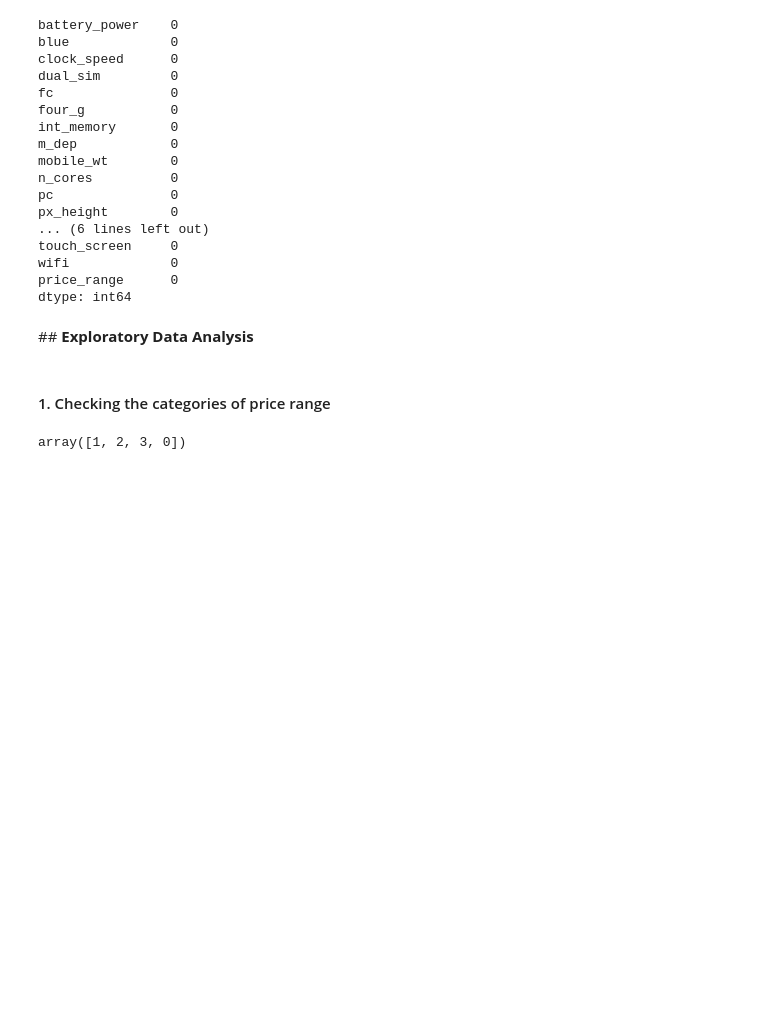
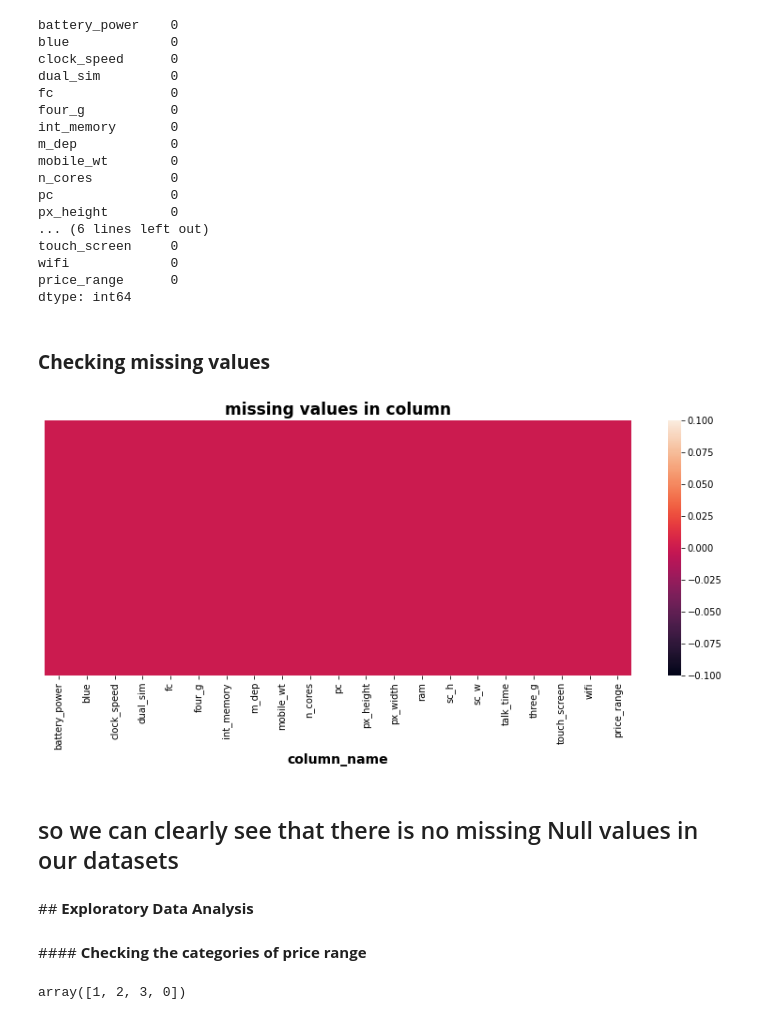
Before and after one commit to SachinSPanchal/Capstone-03-Mobile-Price-Range-Prediction, a Jupyter notebook: Final_Mobile_Price_Range_Prediction.ipynb, the cells around one changed output. Saved outputs shown, nothing was run; the diff lists cells and outputs as text; code cells hidden in the pictures; blank space fills up the shorter version.

```diff
--- a/Final_Mobile_Price_Range_Prediction.ipynb
+++ b/Final_Mobile_Price_Range_Prediction.ipynb
@@ -170,10 +176,23 @@ touch_screen     0
 wifi             0
 price_range      0
 dtype: int64
+# %% [markdown]
+### <b> Checking missing values
+# %%
+# Checking missing values
+plt.figure(figsize=(14, 5))
+sns.heatmap(data.isnull(), cbar=True, yticklabels=False)
+plt.xlabel("column_name", size=14, weight="bold")
+plt.title("missing values in column",fontweight="bold",size=17)
+plt.show()
+# %% [output]
+[figure, added]
+# %% [markdown]
+## so we can clearly see that there is no missing Null values in our datasets
 # %% [markdown]
 ##<b> Exploratory Data Analysis
 # %% [markdown]
-#### 1. Checking the categories of price range
+####<b>  Checking the categories of price range
 # %%
 data['price_range'].unique()
 # %% [output]
```
Also changed, not shown: parts of 26 cells of this notebook.
